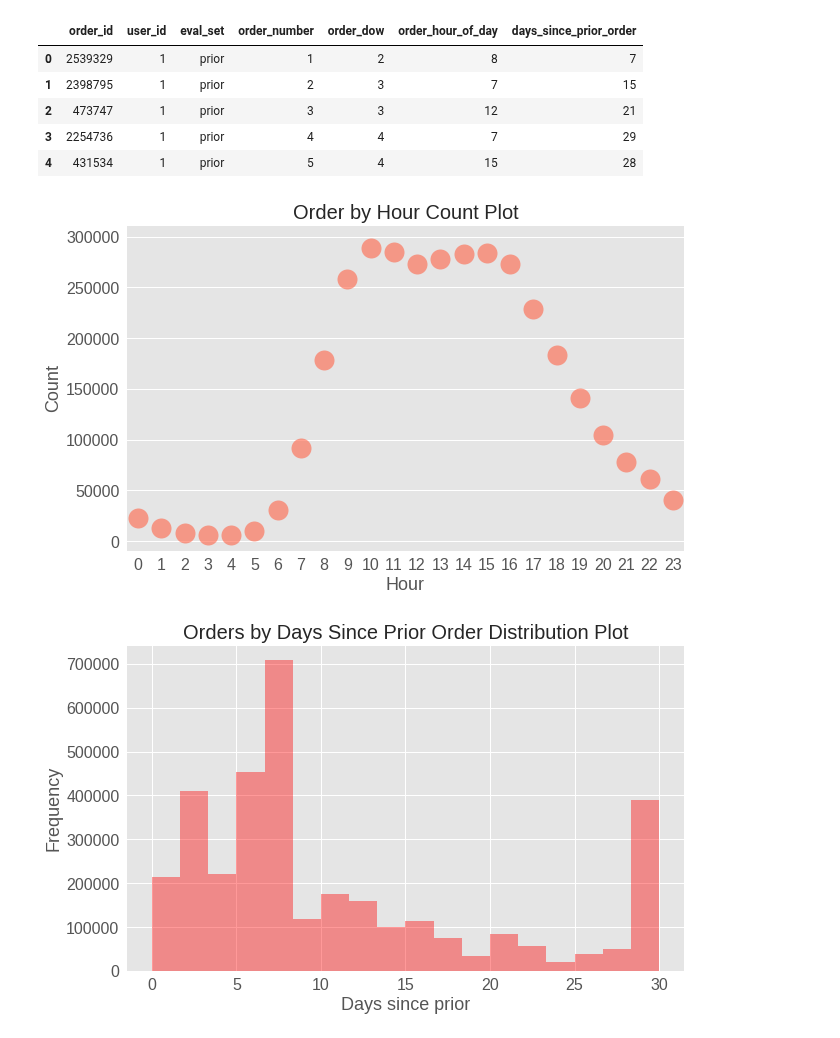
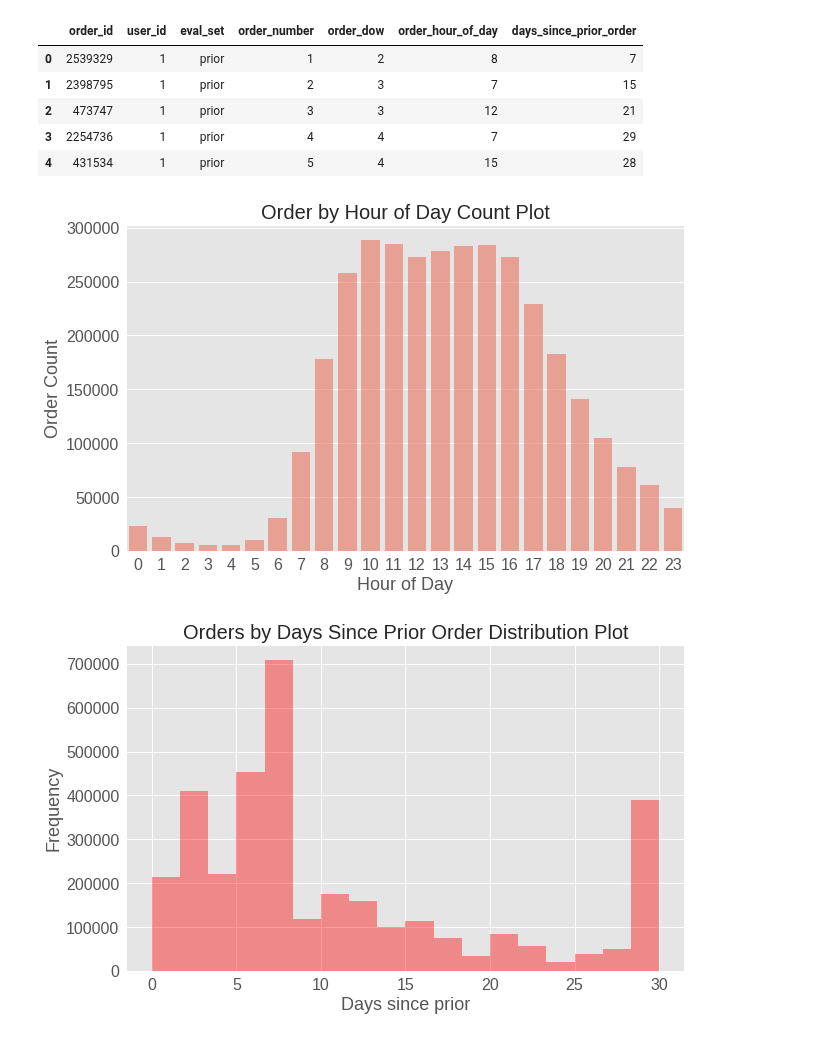
Before and after one commit to alekseisolovev/kaggle, a Jupyter notebook: instacart-market/instacart_market_basket_analysis_eda.ipynb, the cells around one changed output. Cells and saved outputs as stored; diff of their text form; code cells hidden in the pictures.

```diff
--- a/instacart-market/instacart_market_basket_analysis_eda.ipynb
+++ b/instacart-market/instacart_market_basket_analysis_eda.ipynb
@@ -30,18 +30,15 @@ orders.head()
 # %%
 fig = plt.figure(figsize=(10,6))
 plt.tick_params(labelsize=16)
 
-data = orders.groupby('order_id')['order_hour_of_day'].aggregate('sum').reset_index()
-data = data.order_hour_of_day.value_counts()
+sns.countplot(orders.order_hour_of_day, color='tomato', alpha=0.6)
 
-sns.stripplot(x=data.index, y=data, color='tomato', size=20, alpha=0.6)
-
-plt.xlabel('Hour', fontsize=18)
-plt.ylabel('Count', fontsize=18)
-plt.title('Order by Hour Count Plot', fontsize=20)
+plt.xlabel('Hour of Day', fontsize=18)
+plt.ylabel('Order Count', fontsize=18)
+plt.title('Order by Hour of Day Count Plot', fontsize=20)
 plt.show()
 # %% [output]
-[figure, old version]
+[figure, new version]
 # %%
 fig = plt.figure(figsize=(10,6))
 plt.tick_params(labelsize=16)
```
Also changed, not shown: parts of 12 cells of this notebook.
